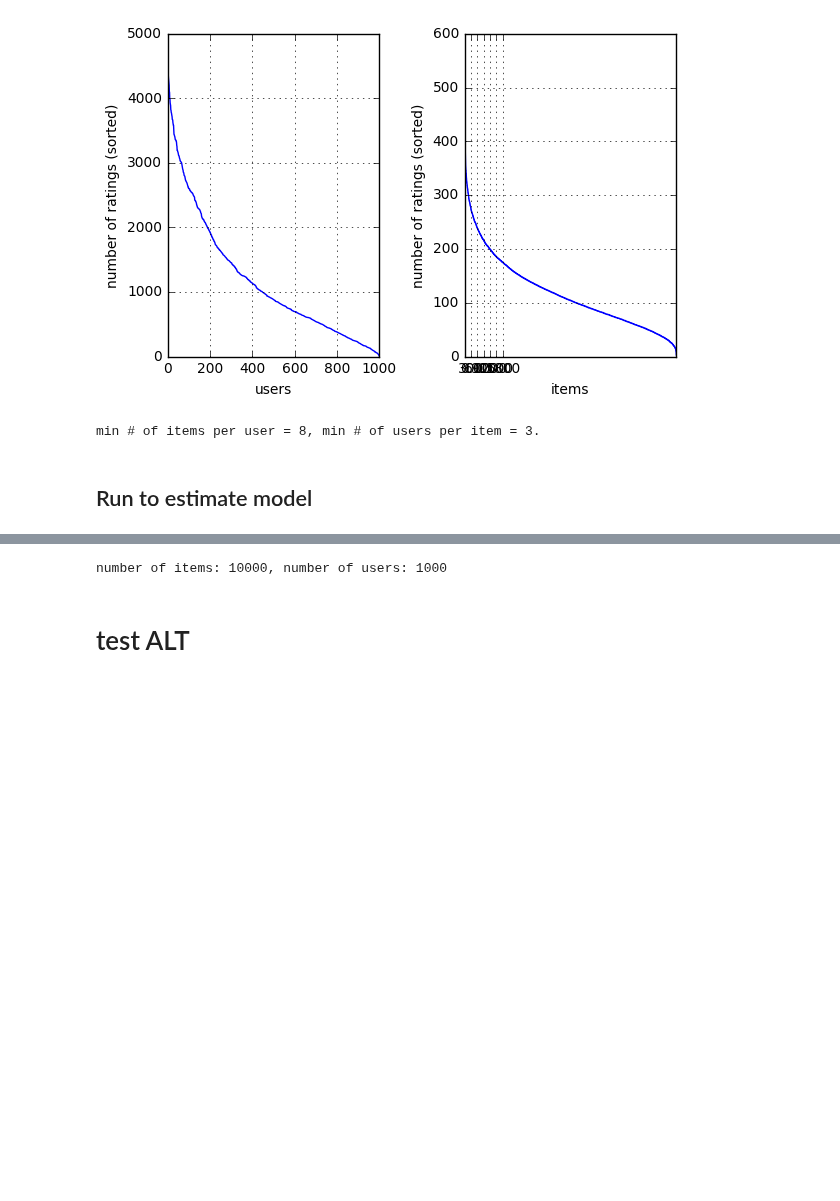
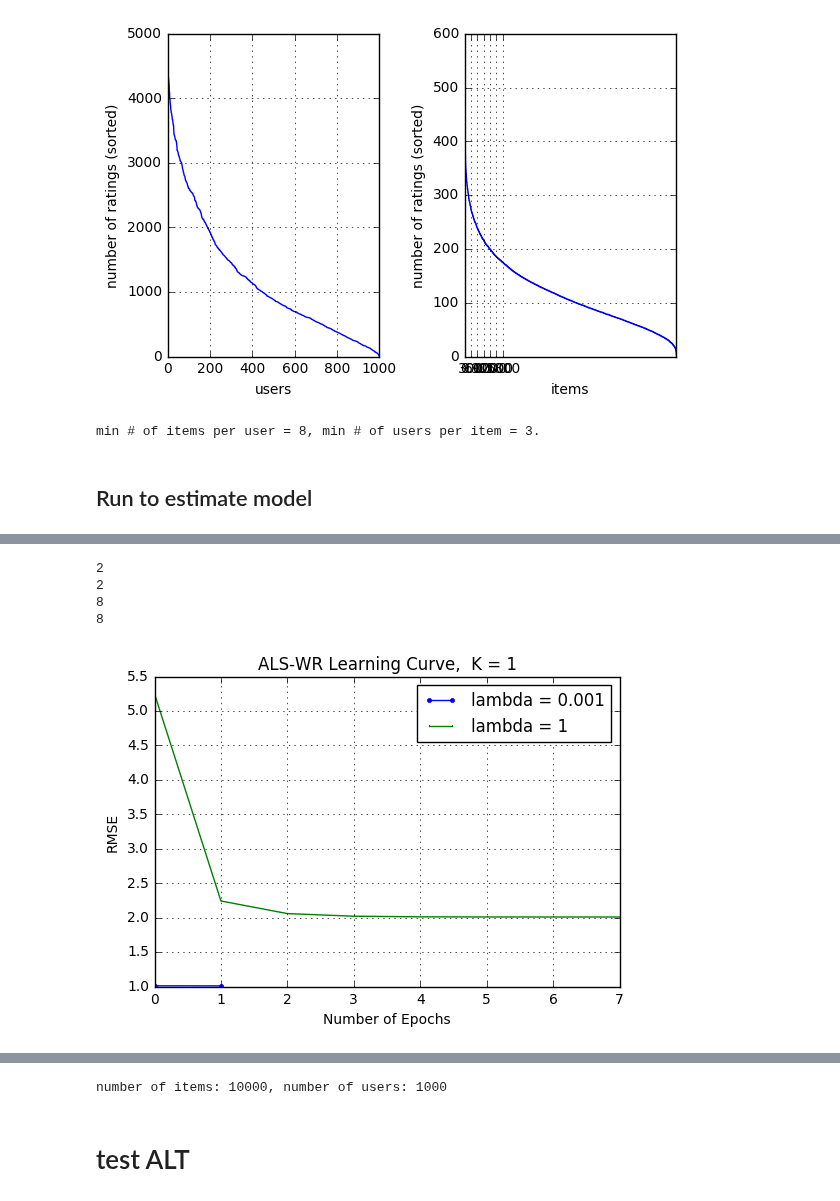
Before and after one commit to MLortki/Machine_Learning_Recommender_Systems, a Jupyter notebook: src/main_manana.ipynb, the cells around one changed output, grey strips where cells are left out. Saved outputs shown, nothing was run; the diff lists cells and outputs as text; code cells hidden in the pictures; blank space fills up the shorter version.

```diff
--- a/src/main_manana.ipynb
+++ b/src/main_manana.ipynb
@@ -92,0 +101,13 @@ Final RMSE on test data: 1.0102549863934398.
+# %%
+print(len(errors))
+print(len(errors[0]))
+print(len(errors[1]))
+print(len(max(errors, key=len)))
+path = "K%d/test_cv_rmse_l%d_nsp%d.jpg"%(num_features, len(lambdas),n_splits )
+pl.plot_cv_errors(errors, lambdas, num_features, path)
+# %% [output]
+2
+2
+8
+8
+[figure, added]
```
Also changed, not shown: parts of 3 cells of this notebook, 2 other files.
